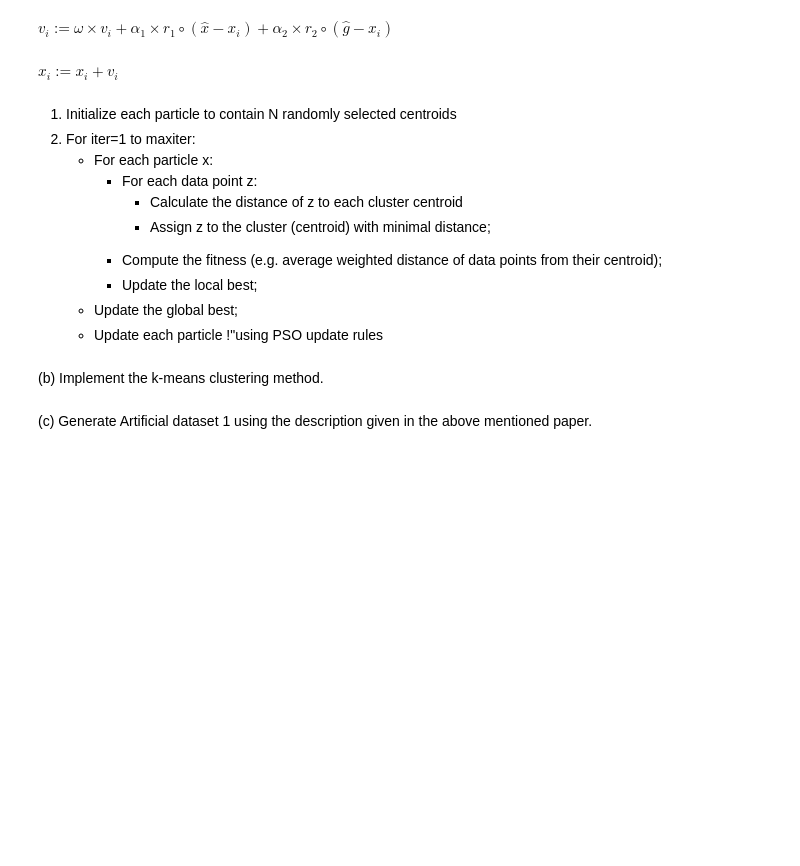
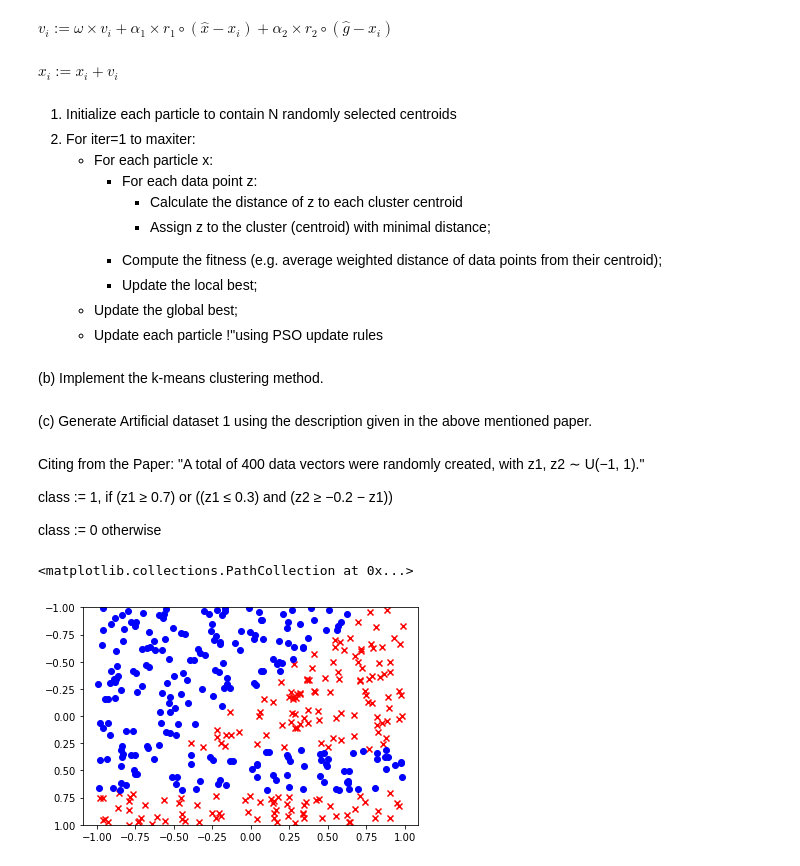
Before and after one commit to JanSchering/natural_computing, a Jupyter notebook: assignment_2/Ex3.ipynb, the cells around one changed output. Cells and saved outputs as stored; diff of their text form; code cells hidden in the pictures; blank space fills up the shorter version.

```diff
--- a/assignment_2/Ex3.ipynb
+++ b/assignment_2/Ex3.ipynb
@@ -223,3 +293,37 @@ def k_means_PSO(K:int, data_dim: int, dataset:np.ndarray, pop_size:int, max_iter
 # %% [markdown]
 (c) Generate Artificial dataset 1 using the description given in the above mentioned
 paper.
+# %% [markdown]
+Citing from the Paper: "A total of 400 data vectors were randomly created,
+with z1, z2 ∼ U(−1, 1)."
+
+class := 1, if (z1 ≥ 0.7) or ((z1 ≤ 0.3) and (z2 ≥ −0.2 − z1))
+
+class := 0 otherwise
+# %%
+dataset = np.random.uniform(-1,1,[400,2])
+
+z1 = dataset[:, 0]
+z2 = dataset[:, 1]
+
+cond1 = z1 >= 0.7
+
+subcond1 = z1 <= 0.3
+subcond2 = z2 >= -0.2 - z1
+subcond_stack = np.stack([subcond1,subcond2], axis=1)
+cond2 = subcond_stack.all(axis=1)
+
+full_cond_stack = np.stack([cond1, cond2], axis=1)
+full_cond = full_cond_stack.any(axis=1)
+
+ones = dataset[full_cond]
+zeros = dataset[np.logical_not(full_cond)]
+
+# The plot in the paper is flipped vertically with the bottom limit being 1 and the top limit -1
+plt.ylim(top=-1, bottom=1)
+
+plt.scatter(ones[:, 1], ones[:, 0], marker="x", color="r")
+plt.scatter(zeros[:, 1], zeros[:, 0], marker="o", color="b")
+# %% [output]
+<matplotlib.collections.PathCollection at 0x...>
+[figure, added]
```
Also changed, not shown: parts of 13 cells of this notebook, 2 other files.
